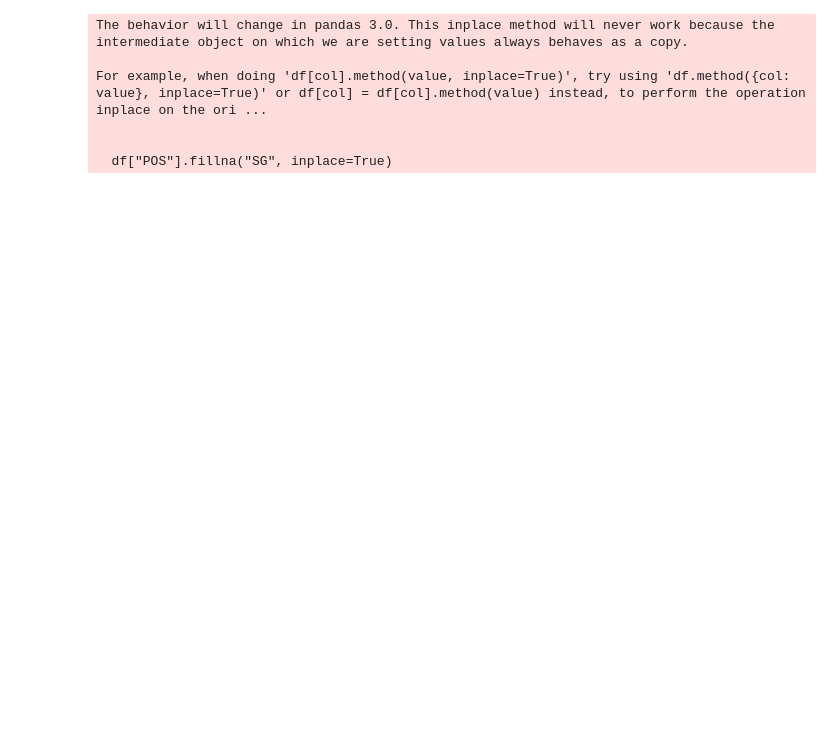
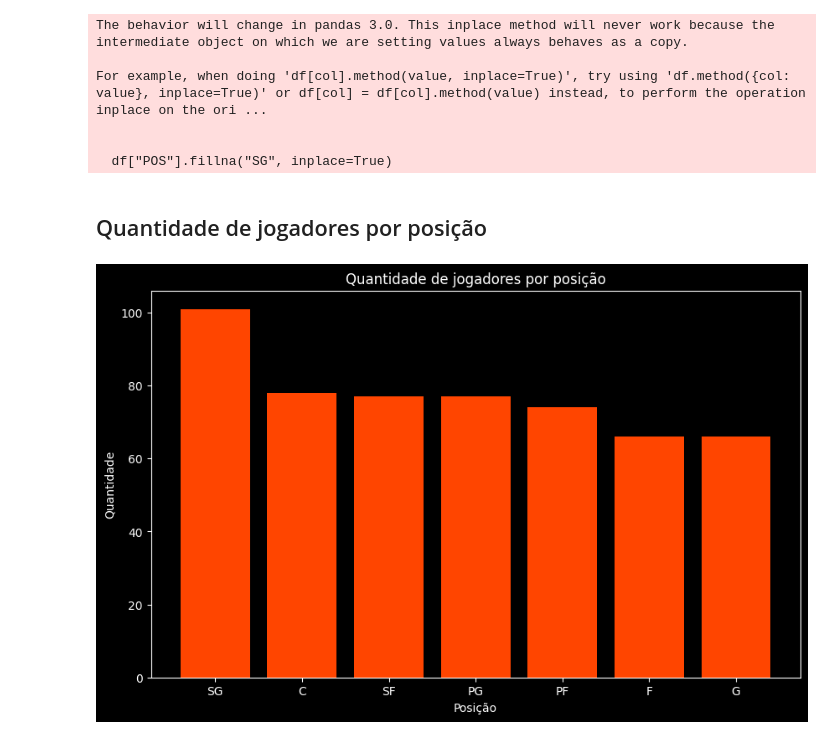
Before and after one commit to luigill/trabalho-final-fia, a Jupyter notebook: trabalho.ipynb, the cells around one changed output. Cells and saved outputs as stored; diff of their text form; code cells hidden in the pictures; blank space fills up the shorter version.

```diff
--- a/trabalho.ipynb
+++ b/trabalho.ipynb
@@ -120,0 +113,15 @@ px.histogram(
+# %% [markdown]
+## Quantidade de jogadores por posição
+# %%
+pos_counts = df["POS"].value_counts()
+
+plt.figure(figsize=(10, 6))
+plt.bar(pos_counts.index, pos_counts.values, color="orangered")
+
+plt.title("Quantidade de jogadores por posição")
+plt.xlabel("Posição")
+plt.ylabel("Quantidade")
+
+plt.show()
+# %% [output]
+[figure, added]
```
Also changed, not shown: parts of 51 cells of this notebook, 1 other file.
